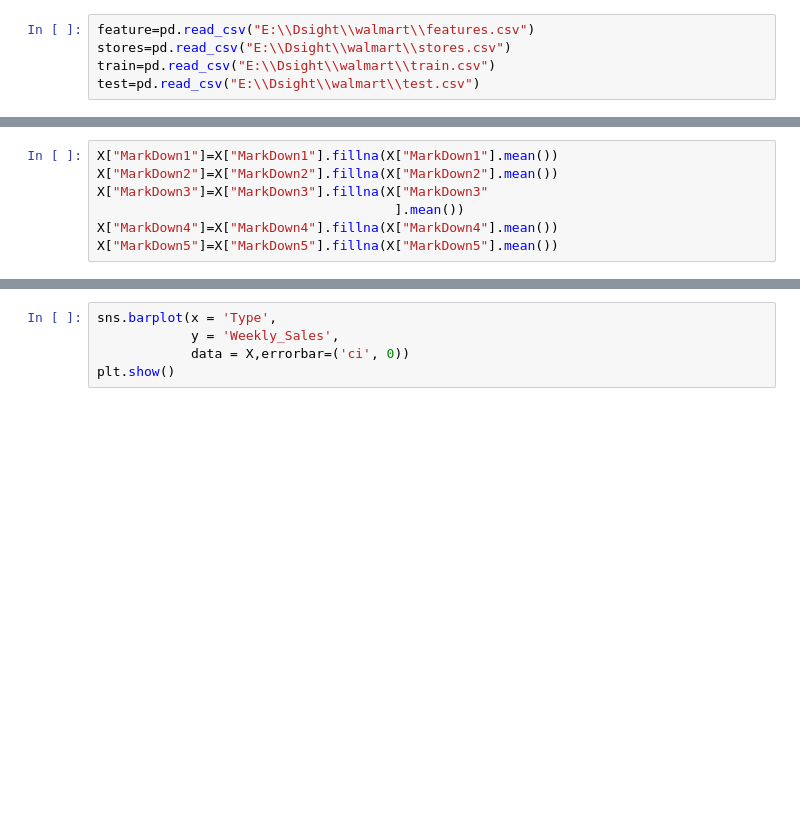
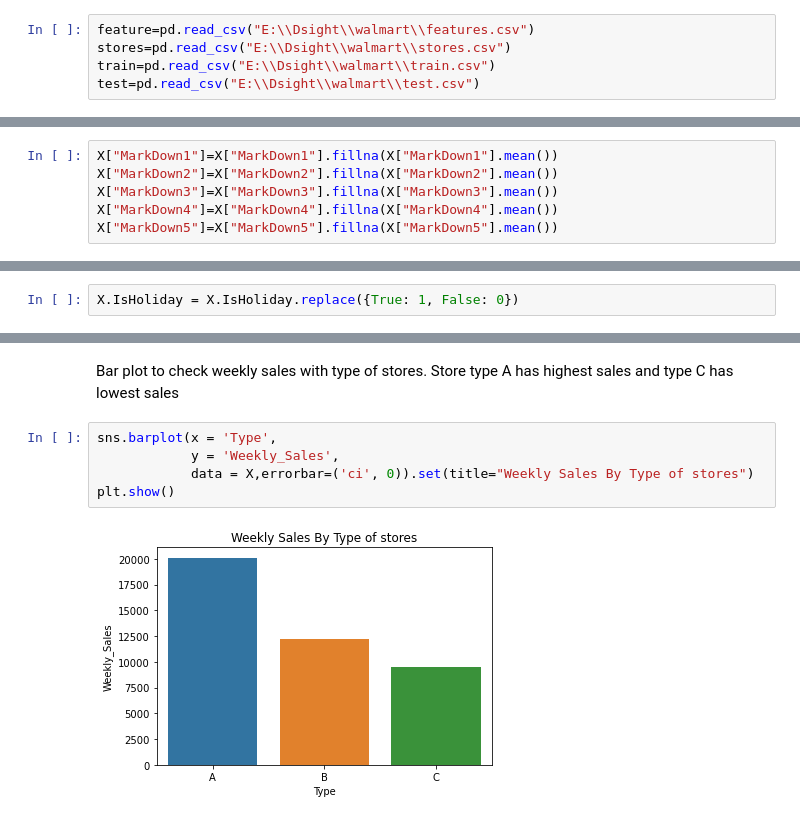
Before and after one commit to ghatnatti/Walmart_new, a Jupyter notebook: Walmart.ipynb, the cells around one changed output, grey strips where cells are left out. Saved outputs shown, nothing was run; the diff lists cells and outputs as text; blank space fills up the shorter version.

Commit message:
added some graphs

```diff
--- a/Walmart.ipynb
+++ b/Walmart.ipynb
@@ -17,7 +25,6 @@ Y=pd.merge(stores,pd.merge(feature,test))
 # %%
 X["MarkDown1"]=X["MarkDown1"].fillna(X["MarkDown1"].mean())
 X["MarkDown2"]=X["MarkDown2"].fillna(X["MarkDown2"].mean())
-X["MarkDown3"]=X["MarkDown3"].fillna(X["MarkDown3"
-                                      ].mean())
+X["MarkDown3"]=X["MarkDown3"].fillna(X["MarkDown3"].mean())
 X["MarkDown4"]=X["MarkDown4"].fillna(X["MarkDown4"].mean())
 X["MarkDown5"]=X["MarkDown5"].fillna(X["MarkDown5"].mean())
@@ -36,0 +50,2 @@ X = X.drop(columns=["MarkDown1","MarkDown2","MarkDown3","MarkDown4","MarkDown5"]
+# %%
+X.IsHoliday = X.IsHoliday.replace({True: 1, False: 0})
@@ -44,5 +77,9 @@ plt.show()
+# %% [markdown]
+Bar plot to check weekly sales with type of stores. Store type A has highest sales and type C has lowest sales
 # %%
 sns.barplot(x = 'Type',
             y = 'Weekly_Sales',
-            data = X,errorbar=('ci', 0))
+            data = X,errorbar=('ci', 0)).set(title="Weekly Sales By Type of stores")
 plt.show()
+# %% [output]
+[figure, added]
```
Also changed, not shown: parts of 41 cells of this notebook.
